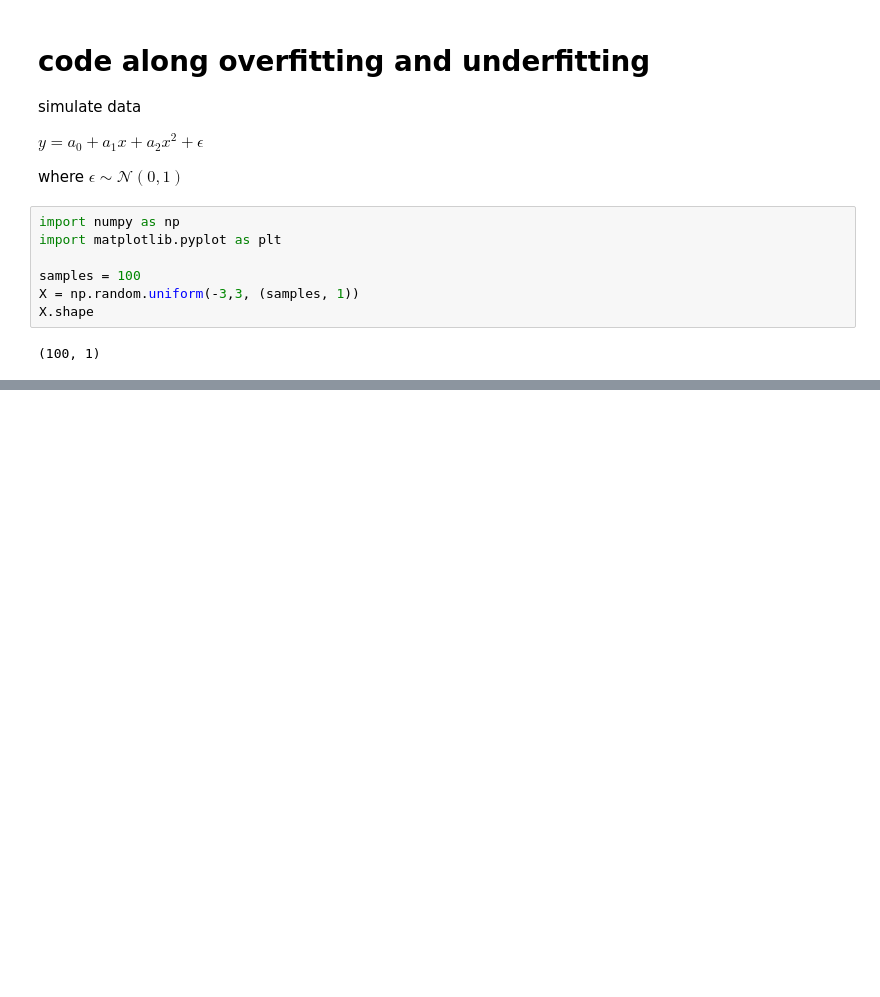
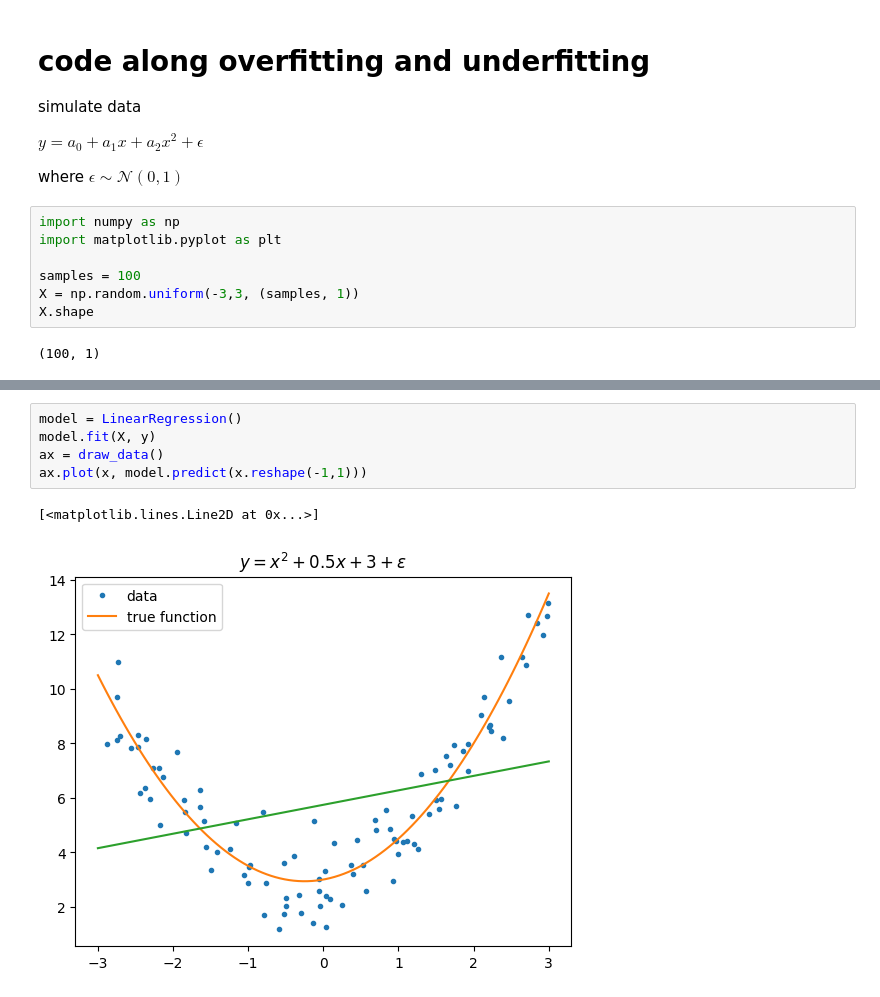
Before and after one commit to NoahEliasson/AI-Noah-Eliasson-OPA23, a Jupyter notebook: code_along/lec02_overfitting_underfitting.ipynb, the cells around one changed output, grey strips where cells are left out. Cells and saved outputs as stored; diff of their text form; blank space fills up the shorter version.

```diff
--- a/code_along/lec02_overfitting_underfitting.ipynb
+++ b/code_along/lec02_overfitting_underfitting.ipynb
@@ -42,0 +109,8 @@ draw_data()
+# %%
+model = LinearRegression()
+model.fit(X, y)
+ax = draw_data()
+ax.plot(x, model.predict(x.reshape(-1,1)))
+# %% [output]
+[<matplotlib.lines.Line2D at 0x...>]
+[figure, added]
```
Also changed, not shown: parts of 23 cells of this notebook, 1 other file.
